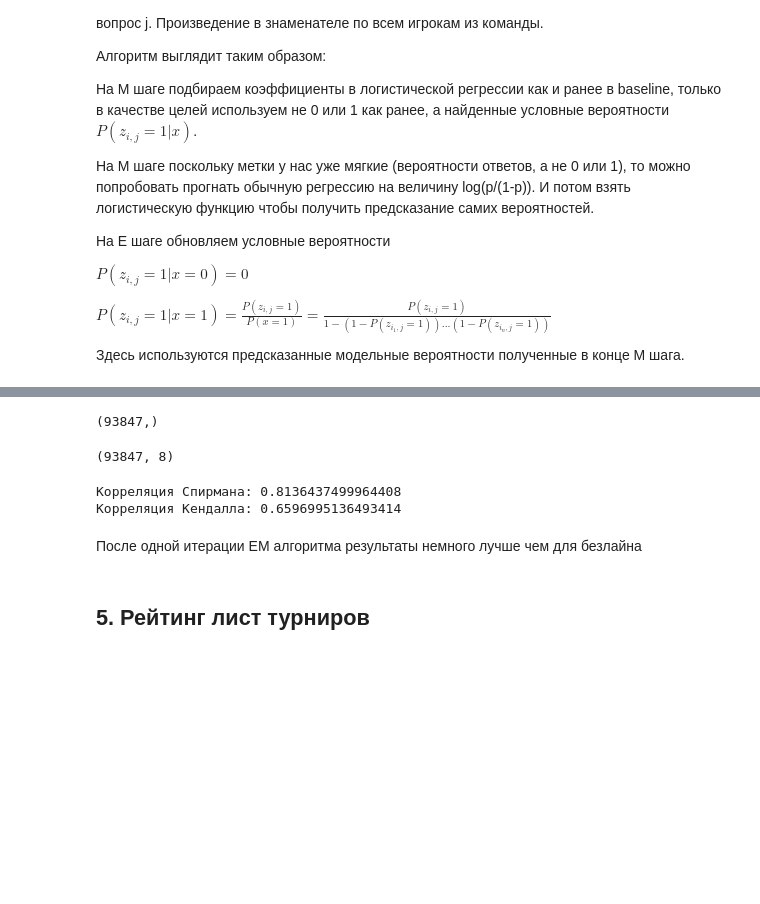
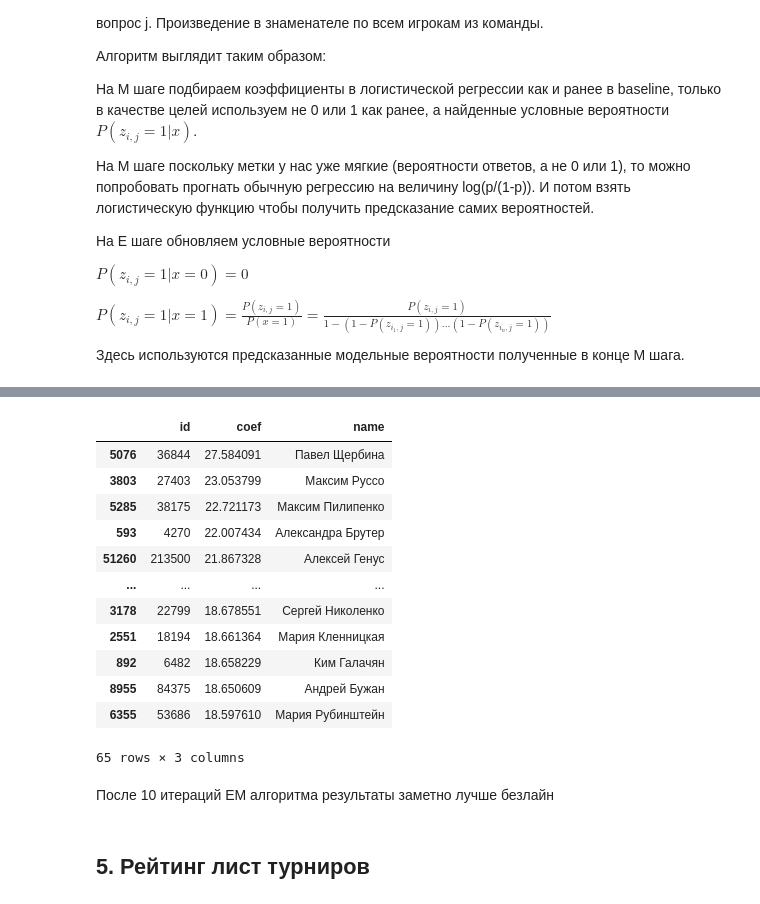
Before and after one commit to yukuproj/made2, a Jupyter notebook: hw2_what_where_when.ipynb, the cells around one changed output, grey strips where cells are left out. Cells and saved outputs as stored; diff of their text form; code cells hidden in the pictures; blank space fills up the shorter version.

```diff
--- a/hw2_what_where_when.ipynb
+++ b/hw2_what_where_when.ipynb
@@ -229,10 +231,10 @@ class EMClassifier2:
         self.w = w
         self.n_iter = n_iter
 
-    def _add_intercept(self, X):
+    def add_intercept(self, X):
         return sp.hstack((np.ones((X.shape[0], 1)), X), format='csr')
 
-    def _E_step(self, data, preds):
+    def E_step(self, data, preds):
         team_prob = pd.DataFrame({'team_id': data['team_id'], 'question_id': data['question_id'], 'team_prob': 1 - preds}).groupby(['team_id', 'question_id']).agg({'team_prob': 'prod'}).reset_index()
 
         team_prob['team_prob'] = 1 - team_prob['team_prob']
@@ -241,28 +243,28 @@ class EMClassifier2:
         y[data['answer'] == 0] = 0
         return y
 
-    def _M_step(self, X, y):
+    def M_step(self, X, y):
         y = np.clip(y, 1e-8, 1 - 1e-8)   # numerical stability
         inv_sig_y = np.log(y / (1 - y))  # transform to log-odds-ratio space
         reg = LinearRegression().fit(X, inv_sig_y)
         self.w = reg.coef_
 
     def fit(self, X_tr, train_data, X_te=None, test_data=None):
-        X_tr = self._add_intercept(X_tr)
+        X_tr = self.add_intercept(X_tr)
         for iter_ in range(self.n_iter):
             preds = self.predict(X_tr)
-            y = self._E_step(train_data, preds)
-            self._M_step(X_tr, y)
+            y = self.E_step(train_data, preds)
+            self.M_step(X_tr, y)
             if   X_te is not None and test_data is not None :
                 predictions = self.predict(X_te)
                 compute_scores(test_data, predictions)
 
     def predict(self, X):
         if len(self.w) != X.shape[1]:
-            X = self._add_intercept(X)
+            X = self.add_intercept(X)
         return expit(X.dot(self.w))
 # %%
 w_init = np.hstack([lr.intercept_, lr.coef_[0]]) # инициализация весов из baseline
-em_classifier2 = EMClassifier2(w_init)
+em_classifier2 = EMClassifier2(w_init, n_iter=10)
 
 em_classifier2.fit(X_train, train_df, X_test, test_df)
@@ -316,4 +291,0 @@ predictions = expit(X_te.dot(w))
-# %%
-predictions.shape
-# %% [output]
-(93847,)
@@ -322,14 +292,24 @@ test_data = test_df
-# %%
-test_data.shape
-# %% [output]
-(93847, 8)
-# %%
-compute_scores(test_data, predictions)
-# %% [output]
-Корреляция Спирмана: 0.8136437499964408
-Корреляция Кендалла: 0.6596995136493414
+# %%
+active_players = np.unique(train_df['player_id'])
+rating = pd.DataFrame({'id': active_players, 'coef': em_classifier2.w[1:(len(active_players)+1)], 'name': [(players_data[i]['name'] + ' ' + players_data[i]['surname']) for i in active_players]})
+# %%
+rating.sort_values(by='coef', ascending=False).head(65)
+# %% [output]
+|  | id | coef | name |
+| 5076 | 36844 | 27.584091 | Павел Щербина |
+| 3803 | 27403 | 23.053799 | Максим Руссо |
+| 5285 | 38175 | 22.721173 | Максим Пилипенко |
+| 593 | 4270 | 22.007434 | Александра Брутер |
+| 51260 | 213500 | 21.867328 | Алексей Генус |
+| ... | ... | ... | ... |
+| 3178 | 22799 | 18.678551 | Сергей Николенко |
+| 2551 | 18194 | 18.661364 | Мария Кленницкая |
+| 892 | 6482 | 18.658229 | Ким Галачян |
+| 8955 | 84375 | 18.650609 | Андрей Бужан |
+| 6355 | 53686 | 18.597610 | Мария Рубинштейн |
+65 rows × 3 columns
 # %% [markdown]
-После одной итерации EM алгоритма результаты немного лучше чем для безлайна
+После 10 итераций EM алгоритма результаты заметно лучше безлайн
 # %% [markdown]
 ## 5. Рейтинг лист турниров
 # %%
```
Also changed, not shown: parts of 19 cells of this notebook.
